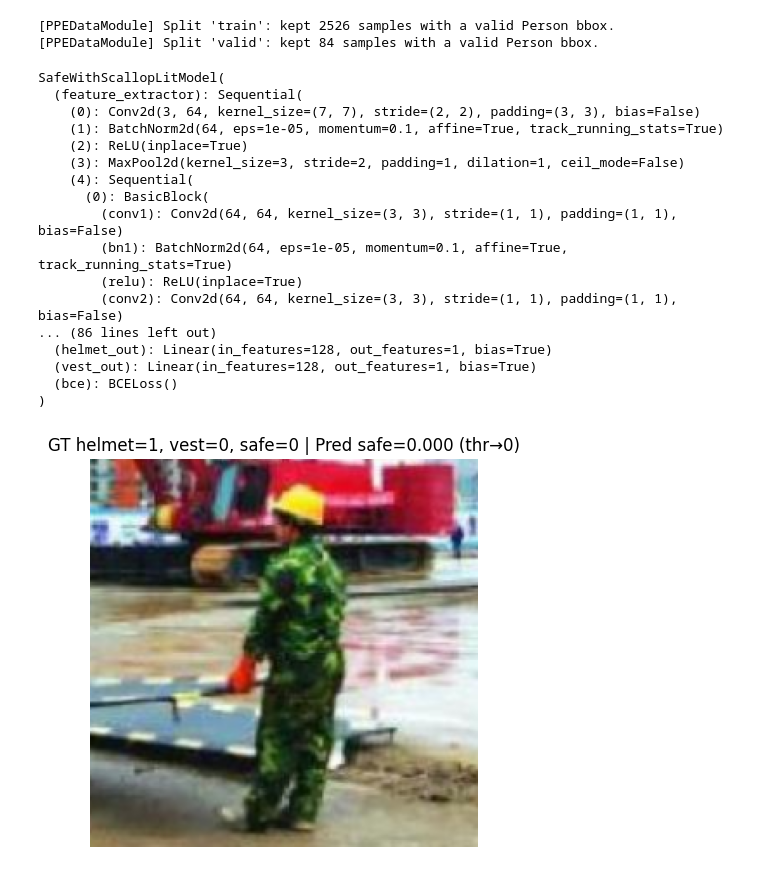
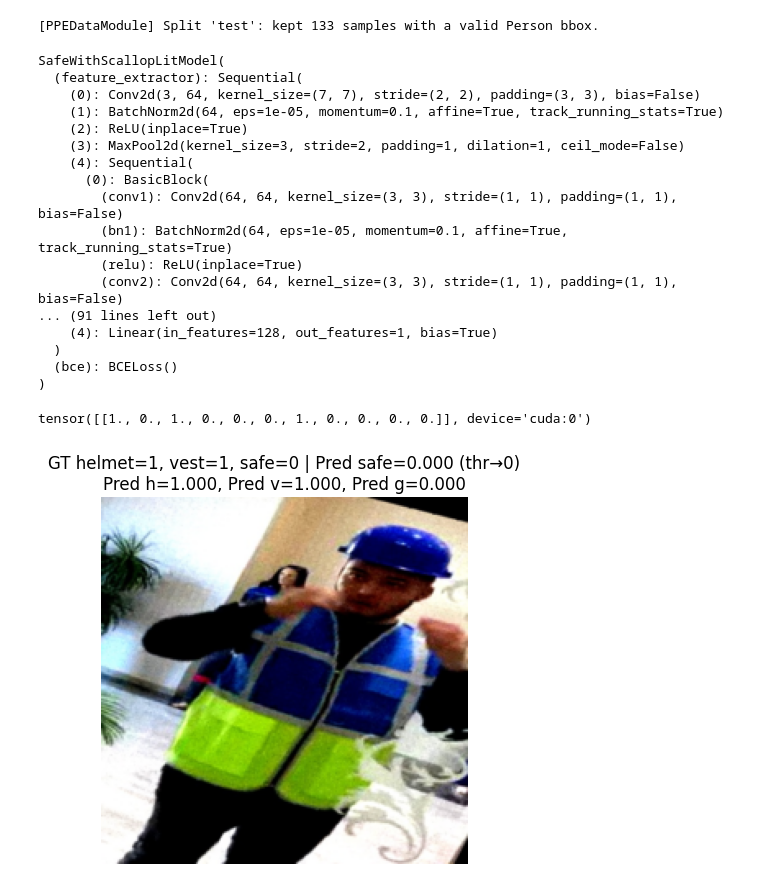
Before and after one commit to aalolexx/neurosymbolic-proof-of-concept, a Jupyter notebook: src/notebooks/model_test.ipynb, the cells around one changed output. Saved outputs shown, nothing was run; the diff lists cells and outputs as text; code cells hidden in the pictures.

Commit message:
optimized neuro symbolic model

```diff
--- a/src/notebooks/model_test.ipynb
+++ b/src/notebooks/model_test.ipynb
@@ -9,10 +9,11 @@ sys.path.append("src")
 
 from neurosymbolic_model import SafeWithScallopLitModel
 from ppe_dm_strict_prefilter import PPEDataModule
+import random
 
 # --- CONFIG ---
-CKPT_PATH = "checkpoints_v5/safe/last.ckpt"
-DATA_ROOT = "data/ppe/css-data"
+CKPT_PATH = "checkpoints_v8/safe/last.ckpt"
+DATA_ROOT = "data/ppe-clean"
 IMG_SIZE  = 224
 BATCH_SIZE = 8
 NUM_WORKERS = 4
@@ -35,15 +36,14 @@ dm = PPEDataModule(
     person_margin=0.05,
     min_person_area_frac=0.0,
 )
-dm.setup("fit")
-val_loader = dm.val_dataloader()
+dm.setup("test")
+val_loader = dm.test_dataloader()
 
 # 2) Load model from checkpoint
 model = SafeWithScallopLitModel.load_from_checkpoint(CKPT_PATH, map_location=DEVICE)
 model.eval().to(DEVICE)
 # %% [output]
-[PPEDataModule] Split 'train': kept 2526 samples with a valid Person bbox.
-[PPEDataModule] Split 'valid': kept 84 samples with a valid Person bbox.
+[PPEDataModule] Split 'test': kept 133 samples with a valid Person bbox.
 SafeWithScallopLitModel(
   (feature_extractor): Sequential(
     (0): Conv2d(3, 64, kernel_size=(7, 7), stride=(2, 2), padding=(3, 3), bias=False)
@@ -56,43 +56,51 @@ SafeWithScallopLitModel(
         (bn1): BatchNorm2d(64, eps=1e-05, momentum=0.1, affine=True, track_running_stats=True)
         (relu): ReLU(inplace=True)
         (conv2): Conv2d(64, 64, kernel_size=(3, 3), stride=(1, 1), padding=(1, 1), bias=False)
-... (86 lines left out)
-  (helmet_out): Linear(in_features=128, out_features=1, bias=True)
-  (vest_out): Linear(in_features=128, out_features=1, bias=True)
+... (91 lines left out)
+    (4): Linear(in_features=128, out_features=1, bias=True)
+  )
   (bce): BCELoss()
 )
 # %%
 # 3) Grab one batch
-images, ys = next(iter(val_loader))   # images: [B,3,H,W], ys: [B,10]
-images = images.to(DEVICE)
-ys = ys.to(DEVICE)
+val_dataset = val_loader.dataset   # images: [B,3,H,W], ys: [B,10]
+idx = random.randint(0, len(val_dataset) - 1)
+images, ys = val_dataset[idx]
+images = images.to(DEVICE).unsqueeze(0)
+ys = ys.to(DEVICE).unsqueeze(0)
+
+print(ys)
 
 # Ground-truth (from your dataset schema)
-# 0 = Hardhat, 7 = Safety Vest
+# 0 = helmet, 2 = vest
 gt_helmet = (ys[:, 0] > 0.5).float()
-gt_vest   = (ys[:, 7] > 0.5).float()
-gt_safe   = (gt_helmet * gt_vest)
+gt_vest   = (ys[:, 2] > 0.5).float()
+gt_gloves   = (ys[:, 1] > 0.5).float()
+gt_safe   = (gt_helmet * gt_vest * gt_gloves)
 
 # 4) Model prediction (only person_is_safe probability)
 with torch.no_grad():
-    p_safe = model(images)           # [B]
-pred_safe = (p_safe >= 0.5).float()
+    p_helmet, p_vest, p_gloves, p_safe = model(images)
 
 # 5) Visualize the first sample in the batch
 k = 0  # change index to see others
 img_disp = denormalize(images[k].detach().cpu()).permute(1,2,0).numpy()
 
 title = (
     f"GT helmet={int(gt_helmet[k].item())}, vest={int(gt_vest[k].item())}, "
     f"safe={int(gt_safe[k].item())} | "
-    f"Pred safe={float(p_safe[k].item()):.3f} (thr→{int(pred_safe[k].item())})"
+    f"Pred safe={float(p_safe[k].item()):.3f} (thr→{int(p_safe[k].item() >= 0.5)})\n"
+    f"Pred h={float(p_helmet[k].item()):.3f}, "
+    f"Pred v={float(p_vest[k].item()):.3f}, "
+    f"Pred g={float(p_gloves[k].item()):.3f}"
 )
 
 plt.figure(figsize=(4.4, 4.4))
 plt.imshow(img_disp)
 plt.axis('off')
 plt.title(title)
 plt.tight_layout()
 plt.show()
 # %% [output]
+tensor([[1., 0., 1., 0., 0., 0., 1., 0., 0., 0., 0.]], device='cuda:0')
-[figure, old version]
+[figure, new version]
```
Also changed, not shown: 6 other files.
